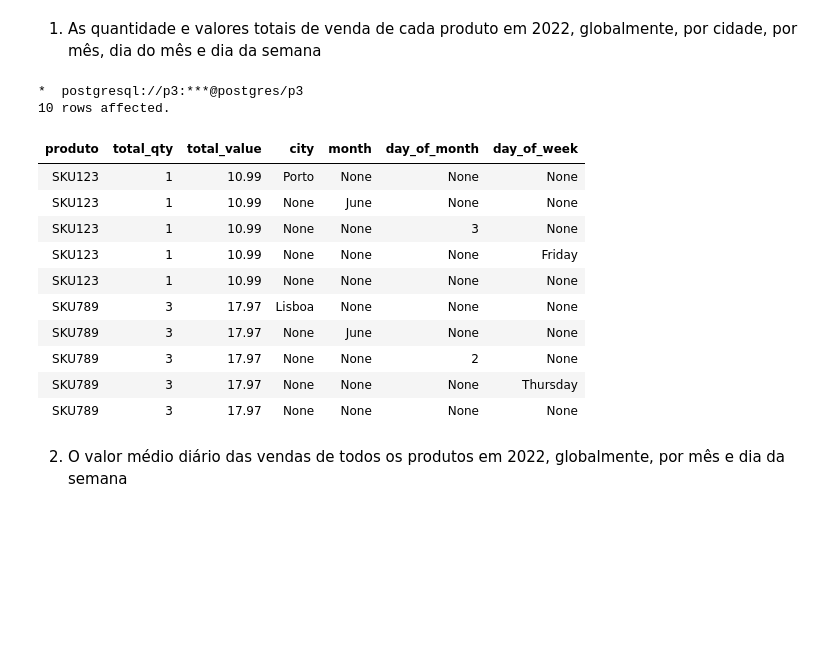
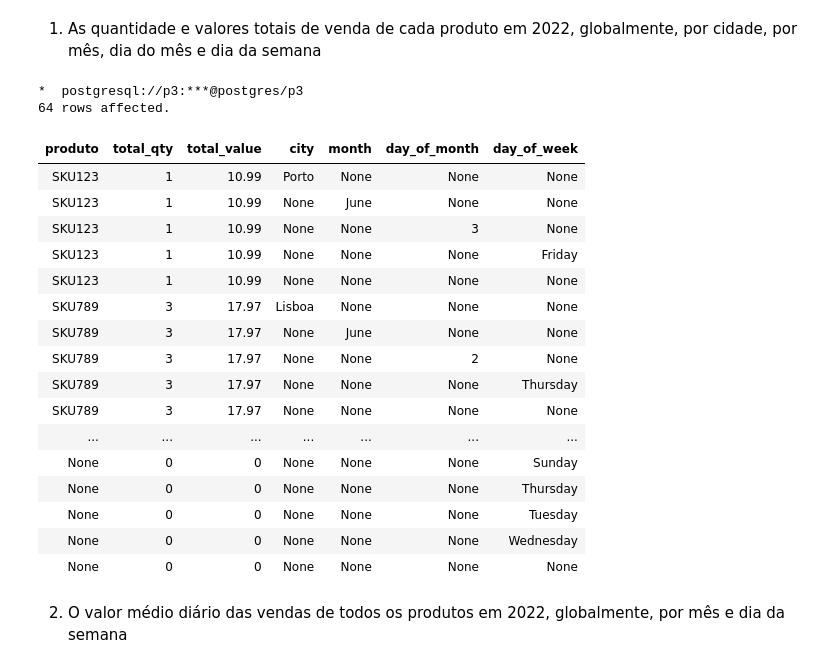
Before and after one commit to joaodrmacas/Postgres-DB, a Jupyter notebook: Entrega3.ipynb, the cells around one changed output. Drawn from its saved outputs; the diff is of its cells as text; code cells hidden in the pictures; blank space fills up the shorter version.

```diff
--- a/Entrega3.ipynb
+++ b/Entrega3.ipynb
@@ -548,25 +565,63 @@ Usando a vista desenvolvida para a Questão 3, escreva duas consultas SQL que pe
 # %%
 %%sql
 
-SELECT sku AS produto,SUM(qty) AS total_qty,SUM(total_price) AS total_value,city, month,day_of_month, day_of_week
-FROM product_sales
-WHERE year = 2022
-GROUP BY GROUPING SETS((sku,city), (sku,month), (sku,day_of_month), (sku,day_of_week),(sku))
-ORDER BY sku, city, month, day_of_month, day_of_week;
+SELECT
+    ps.sku AS produto,
+    COALESCE(SUM(ps.qty), 0) AS total_qty,
+    COALESCE(SUM(ps.total_price), 0) AS total_value,
+    d.city,
+    d.month,
+    d.day_of_month,
+    d.day_of_week
+FROM
+    (
+        SELECT
+            s.sku,
+            c.city,
+            TO_CHAR(d.date,'Month') AS month,
+            EXTRACT(DAY FROM d.date) AS day_of_month,
+            TO_CHAR(d.date,'Day') AS day_of_week
+        FROM
+            (
+                SELECT DATE '2022-01-01' + i AS date
+                FROM GENERATE_SERIES(0, 365) AS i
+            ) d
+            CROSS JOIN (SELECT DISTINCT sku FROM product_sales) s
+            CROSS JOIN (SELECT DISTINCT city FROM product_sales) c
+    ) d
+    LEFT JOIN product_sales ps ON ps.sku = d.sku
+        AND ps.city = d.city
+        AND ps.month = d.month
+        AND ps.day_of_month = d.day_of_month
+        AND ps.day_of_week = d.day_of_week
+GROUP BY
+    GROUPING SETS ((ps.sku, d.city), (ps.sku, d.month), (ps.sku, d.day_of_month), (ps.sku, d.day_of_week), (ps.sku))
+ORDER BY
+    ps.sku,
+    d.city,
+    d.month,
+    d.day_of_month,
+    d.day_of_week;
 # %% [output]
 *  postgresql://p3:***@postgres/p3
-10 rows affected.
+64 rows affected.
 | produto | total_qty | total_value | city | month | day_of_month | day_of_week |
 | SKU123 | 1 | 10.99 | Porto | None | None | None |
 | SKU123 | 1 | 10.99 | None | June | None | None |
 | SKU123 | 1 | 10.99 | None | None | 3 | None |
 | SKU123 | 1 | 10.99 | None | None | None | Friday |
 | SKU123 | 1 | 10.99 | None | None | None | None |
 | SKU789 | 3 | 17.97 | Lisboa | None | None | None |
 | SKU789 | 3 | 17.97 | None | June | None | None |
 | SKU789 | 3 | 17.97 | None | None | 2 | None |
 | SKU789 | 3 | 17.97 | None | None | None | Thursday |
 | SKU789 | 3 | 17.97 | None | None | None | None |
+| ... | ... | ... | ... | ... | ... | ... |
+| None | 0 | 0 | None | None | None | Sunday |
+| None | 0 | 0 | None | None | None | Thursday |
+| None | 0 | 0 | None | None | None | Tuesday |
+| None | 0 | 0 | None | None | None | Wednesday |
+| None | 0 | 0 | None | None | None | None |
 # %% [markdown]
 2. O valor médio diário das vendas de todos os produtos em 2022, globalmente, por mês e dia da semana
 # %%
```
Also changed, not shown: parts of 3 cells of this notebook.
